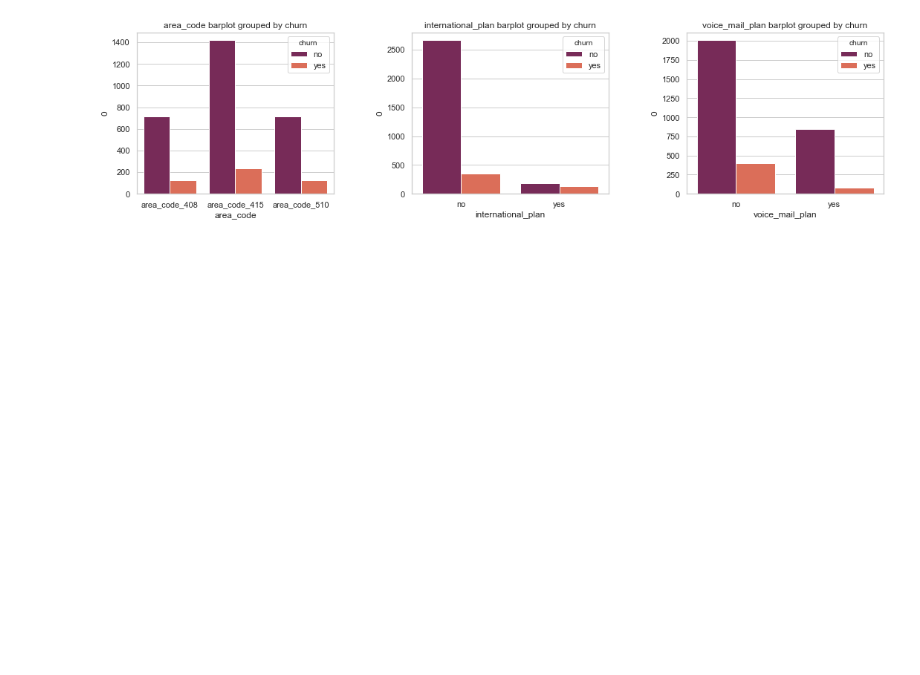
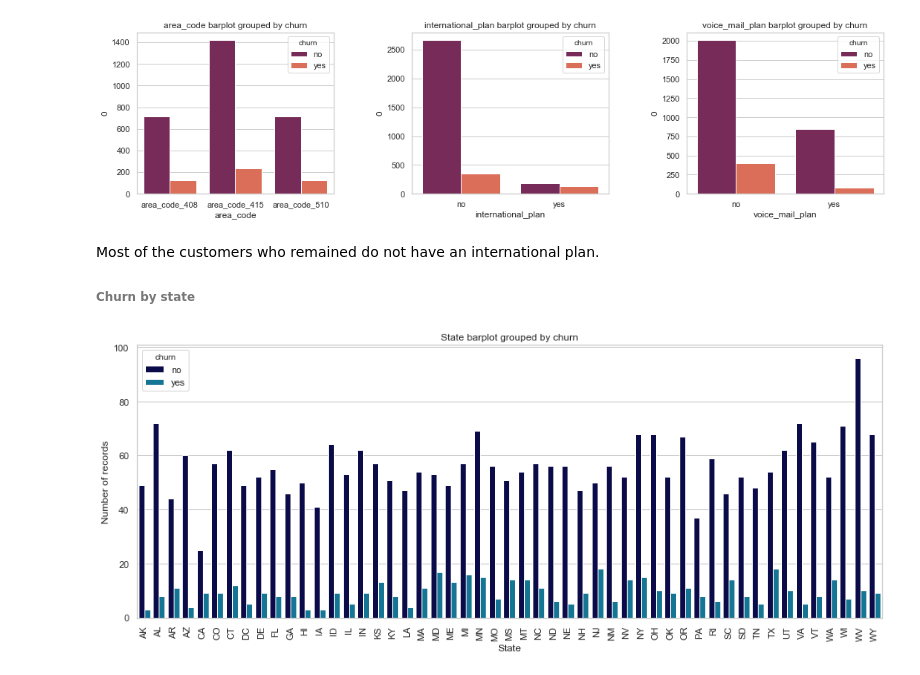
Before and after one commit to naiaraap/Predicting_Customer_Churn_in_Telecommunication_Operators, a Jupyter notebook: Predicting_Customer_Churn_in_Telecom_Operators.ipynb, the cells around one changed output. Saved outputs shown, nothing was run; the diff lists cells and outputs as text; code cells hidden in the pictures; blank space fills up the shorter version.

```diff
--- a/Predicting_Customer_Churn_in_Telecom_Operators.ipynb
+++ b/Predicting_Customer_Churn_in_Telecom_Operators.ipynb
@@ -412,3 +413,19 @@ for j in range(3):
     count +=1
 # %% [output]
 [figure]
+# %% [markdown]
+Most of the customers who remained do not have an international plan.
+###### Churn by state
+# %%
+# Churn barplot grouped by state
+df_g = pd.DataFrame(df_train.groupby(['state', 'churn']).size()).reset_index()
+fig = plt.figure(figsize = (16,6))
+
+sns.barplot(x='state', y=0, hue="churn", data=df_g, palette="ocean")
+plt.xlabel('State')
+plt.ylabel('Number of records')
+plt.title('State barplot grouped by churn')
+plt.xticks(rotation=90)
+plt.show()
+# %% [output]
+[figure, added]
```
Also changed, not shown: parts of 5 cells of this notebook.
